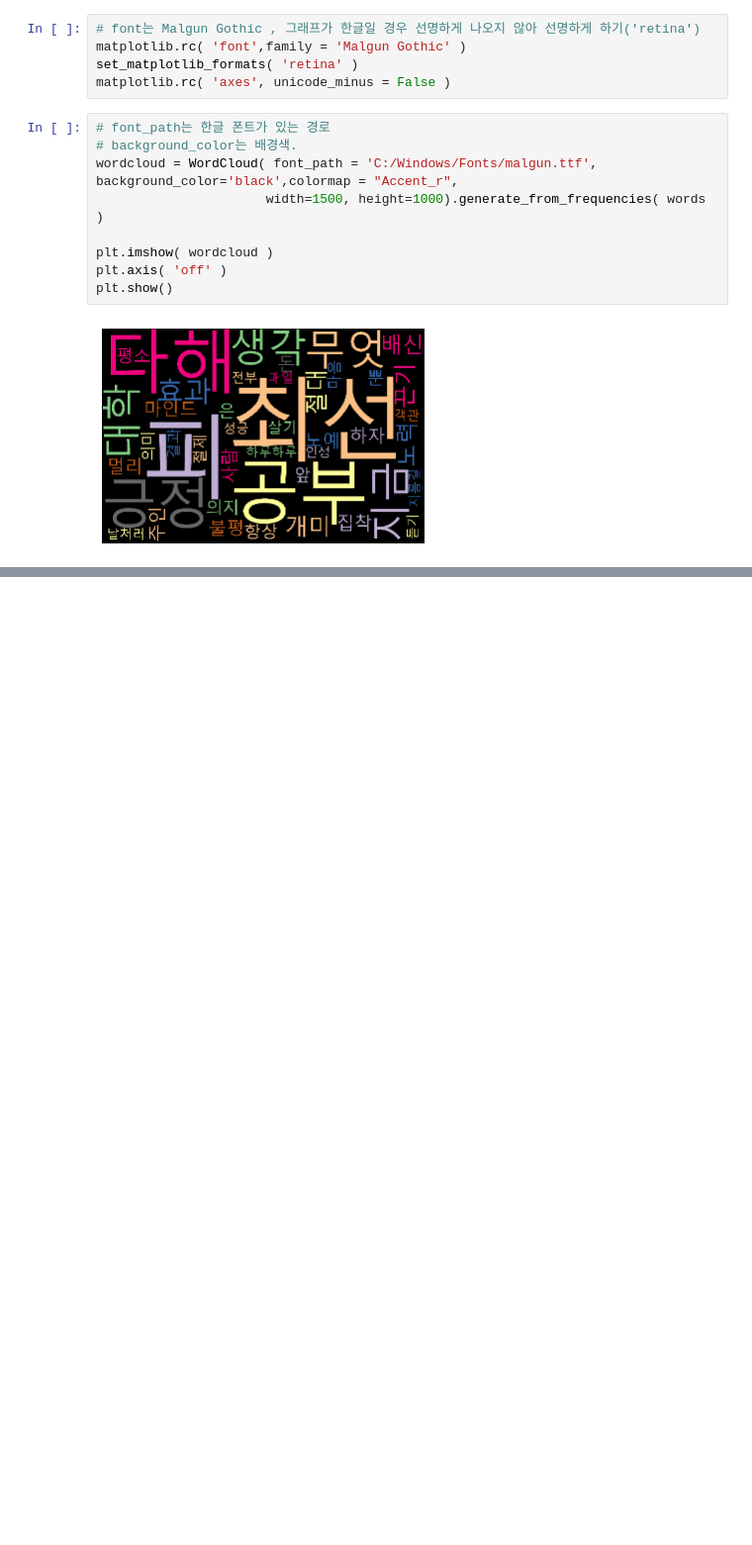
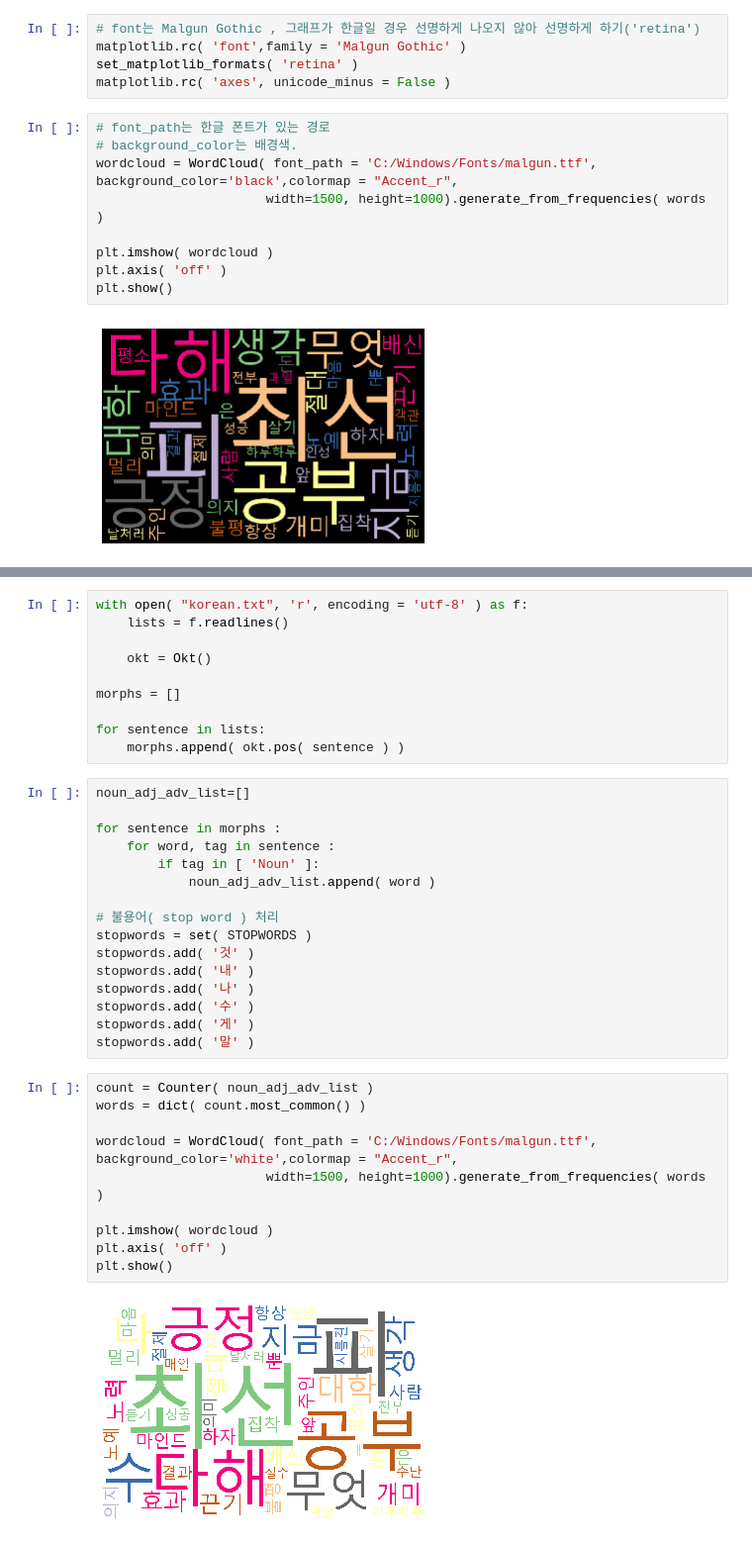
Before and after one commit to dlsdndia/Python, a Jupyter notebook: 시각화 자료 설명/12day_wordcloud.ipynb, the cells around one changed output, grey strips where cells are left out. Shown at 99% size. Saved outputs shown, nothing was run; the diff lists cells and outputs as text; blank space fills up the shorter version.

```diff
--- a/시각화 자료 설명/12day_wordcloud.ipynb
+++ b/시각화 자료 설명/12day_wordcloud.ipynb
@@ -190,0 +204,38 @@ plt.show()
+# %%
+with open( "korean.txt", 'r', encoding = 'utf-8' ) as f:
+    lists = f.readlines()
+
+    okt = Okt()
+
+morphs = []
+
+for sentence in lists:
+    morphs.append( okt.pos( sentence ) )
+# %%
+noun_adj_adv_list=[]
+
+for sentence in morphs :
+    for word, tag in sentence :
+        if tag in [ 'Noun' ]:
+            noun_adj_adv_list.append( word )
+
+# 불용어( stop word ) 처리
+stopwords = set( STOPWORDS )
+stopwords.add( '것' )
+stopwords.add( '내' )
+stopwords.add( '나' )
+stopwords.add( '수' )
+stopwords.add( '게' )
+stopwords.add( '말' )
+# %%
+count = Counter( noun_adj_adv_list )
+words = dict( count.most_common() )
+
+wordcloud = WordCloud( font_path = 'C:/Windows/Fonts/malgun.ttf', background_color='white',colormap = "Accent_r",
+                      width=1500, height=1000).generate_from_frequencies( words )
+
+plt.imshow( wordcloud )
+plt.axis( 'off' )
+plt.show()
+# %% [output]
+[figure, added]
```
Also changed, not shown: parts of 2 cells of this notebook, 1 other file.
